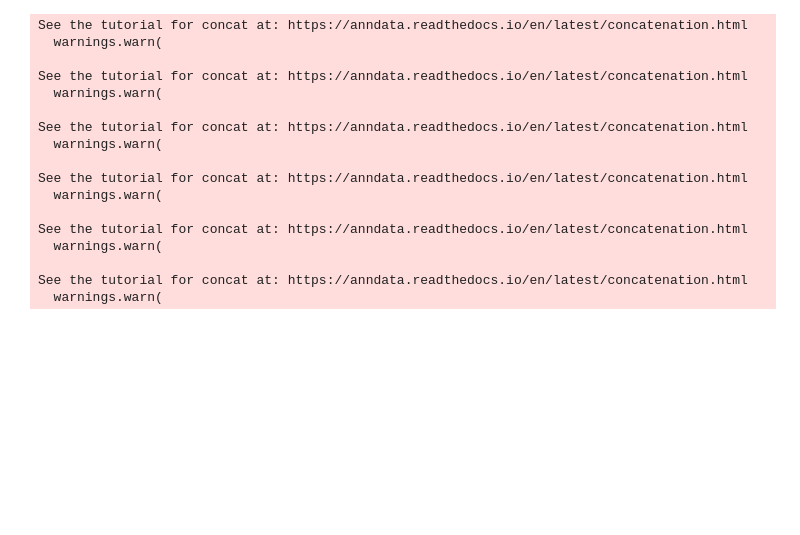
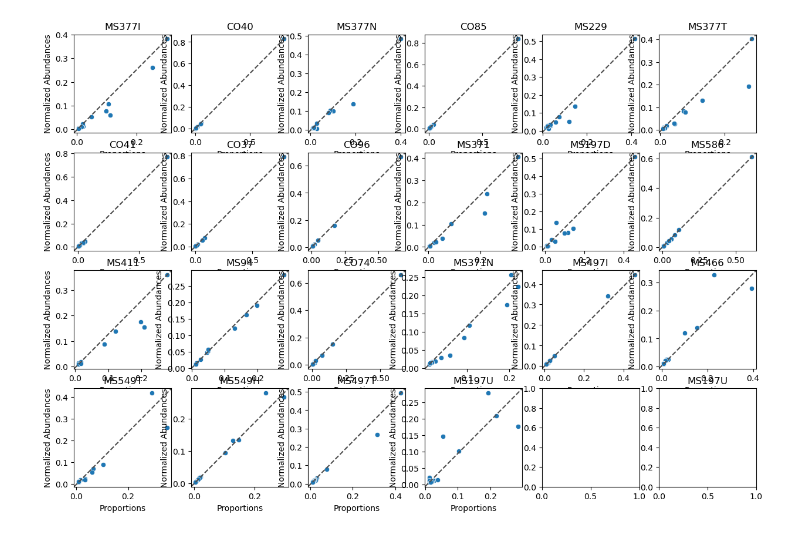
Before and after one commit to saezlab/VisiumMS, a Jupyter notebook: scripts/notebooks/eval_deconv.ipynb, the cells around one changed output. Saved outputs shown, nothing was run; the diff lists cells and outputs as text; code cells hidden in the pictures; blank space fills up the shorter version.

```diff
--- a/scripts/notebooks/eval_deconv.ipynb
+++ b/scripts/notebooks/eval_deconv.ipynb
@@ -98,20 +70,16 @@ annotated_meta["cellbender"]
 # %%
-def get_visium_prop(model_call, method, sample_meta):
+def get_visium_prop(model_call, method, sample_meta, measure):
     assert model_call in ["all", "condition", "lesion_type"]
     assert method in ["cellbender", "cellranger"]
+    assert measure in ["abunds", "props"]
     prop = []
-    sample_ids = []
     for sample_id in os.listdir(path_deconv / method):
         sample_entry = sample_meta.loc[sample_meta.sample_id == sample_id, :].to_dict(orient="records")[0]
         suffix = lookup(model_call, sample_entry)
-        if f"cell_props_{suffix}.csv" in os.listdir(path_deconv / method / sample_id):
-            sample_ids.append(sample_id)
-            tmp = AnnData(pd.read_csv(path_deconv / method / sample_id / f"cell_props_{suffix}.csv", index_col=0))
-            tmp.obs['sample_id'] = sample_id
-            prop.append(tmp)
-        else:
-            # raise Warning in the future, this should not happen!
-            print(f"Missing {sample_id}")
+        tmp = AnnData(X=pd.read_csv(path_deconv / method / sample_id / f"cell_{measure}_{suffix}.csv", index_col=0), dtype=np.float32)
+        tmp.obs['sample_id'] = sample_id
+        prop.append(tmp)
+
     prop = prop[0].concatenate(prop[1:])
 
     # Compute average props for visium
@@ -120,4 +88,7 @@ def get_visium_prop(model_call, method, sample_meta):
     vm_df = vm_df.groupby('sample_id').mean(1)
     vm_df = vm_df.melt(value_vars=vm_df.columns, ignore_index=False).reset_index()
     vm_df = vm_df.rename({'variable': 'cell_types', 'value': 'vm'}, axis=1)
+    # normalize the vm column per sample_id
+    vm_df['vm'] /= vm_df.groupby('sample_id')['vm'].transform('sum')
+    #vm_df['vm'] /= vm_df['vm'].sum()
     return(vm_df)
@@ -124,23 +98,19 @@ def get_visium_prop(model_call, method, sample_meta):
+# %%
+props = get_visium_prop("all", "cellranger", sample_meta, measure="props")
+abunds = get_visium_prop("all", "cellranger", sample_meta, measure="abunds")
+fig, axs = plt.subplots(4, 6, figsize=(15, 10))
+axs = axs.flatten()
+for i, sample_id in enumerate(os.listdir(path_deconv / "cellranger")):
+    sns.scatterplot(x=props.loc[props.sample_id==sample_id].vm, y=abunds.loc[abunds.sample_id==sample_id].vm, ax=axs[i])
+    axs[i].plot([0, 1], [0, 1], transform=axs[i].transAxes, ls="--", c=".3")
+    axs[i].set_xlabel("Proportions")
+    axs[i].set_ylabel("Normalized Abundances")
+    axs[i].set_title(sample_id)
+    plt.title(sample_id)
+# %% [output]
+[figure, added]
 # %%
-visium_prop = {method: {model_call: get_visium_prop(model_call, method, sample_meta) for model_call in ["all", "condition", "lesion_type"]} for method in ["cellbender", "cellranger"]}
+visium_prop = {method: {model_call: get_visium_prop(model_call, method, sample_meta, "abunds") for model_call in ["all", "condition", "lesion_type"]} for method in ["cellbender", "cellranger"]}
-# %% [output]
-See the tutorial for concat at: https://anndata.readthedocs.io/en/latest/concatenation.html
-  warnings.warn(
-
-See the tutorial for concat at: https://anndata.readthedocs.io/en/latest/concatenation.html
-  warnings.warn(
-
-See the tutorial for concat at: https://anndata.readthedocs.io/en/latest/concatenation.html
-  warnings.warn(
-
-See the tutorial for concat at: https://anndata.readthedocs.io/en/latest/concatenation.html
-  warnings.warn(
-
-See the tutorial for concat at: https://anndata.readthedocs.io/en/latest/concatenation.html
-  warnings.warn(
-
-See the tutorial for concat at: https://anndata.readthedocs.io/en/latest/concatenation.html
-  warnings.warn(
 # %%
 samples_oi = set(list(annotated_meta.values())[0].sample_id) & set(list(list(visium_prop.values())[0].values())[0].sample_id)
 len(samples_oi)
```
Also changed, not shown: parts of 12 cells of this notebook, 5 other files.
